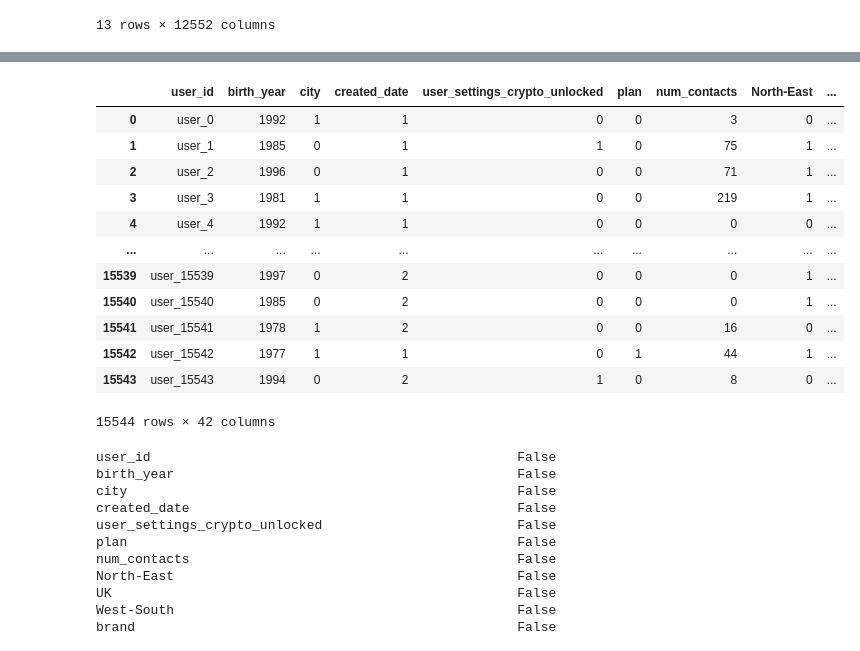
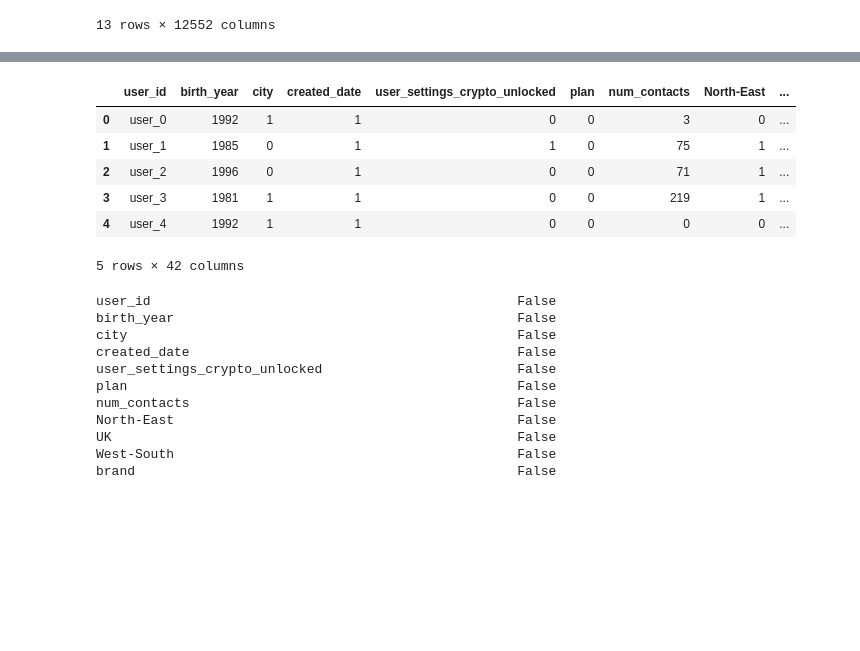
Before and after one commit to mariakritharidou/Data-Analysis, a Jupyter notebook: Data-Analysis/2.Preprocessing.ipynb, the cells around one changed output, grey strips where cells are left out. Cells and saved outputs as stored; diff of their text form; code cells hidden in the pictures; blank space fills up the shorter version.

```diff
--- a/Data-Analysis/2.Preprocessing.ipynb
+++ b/Data-Analysis/2.Preprocessing.ipynb
@@ -992,21 +973,15 @@ b
 # %%
-us =pd.merge(us,b, how='left',left_on='user_id',right_index=True)
+us =pd.merge(us,a, how='left',left_on='user_id',right_index=True)
 # %%
-us
+us.head(5)
 # %% [output]
 |  | user_id | birth_year | city | created_date | user_settings_crypto_unlocked | plan | num_contacts | North-East | ... |
 | 0 | user_0 | 1992 | 1 | 1 | 0 | 0 | 3 | 0 | ... |
 | 1 | user_1 | 1985 | 0 | 1 | 1 | 0 | 75 | 1 | ... |
 | 2 | user_2 | 1996 | 0 | 1 | 0 | 0 | 71 | 1 | ... |
 | 3 | user_3 | 1981 | 1 | 1 | 0 | 0 | 219 | 1 | ... |
 | 4 | user_4 | 1992 | 1 | 1 | 0 | 0 | 0 | 0 | ... |
-| ... | ... | ... | ... | ... | ... | ... | ... | ... | ... |
-| 15539 | user_15539 | 1997 | 0 | 2 | 0 | 0 | 0 | 1 | ... |
-| 15540 | user_15540 | 1985 | 0 | 2 | 0 | 0 | 0 | 1 | ... |
-| 15541 | user_15541 | 1978 | 1 | 2 | 0 | 0 | 16 | 0 | ... |
-| 15542 | user_15542 | 1977 | 1 | 1 | 0 | 1 | 44 | 1 | ... |
-| 15543 | user_15543 | 1994 | 0 | 2 | 1 | 0 | 8 | 0 | ... |
-15544 rows × 42 columns
+5 rows × 42 columns
 # %%
 us.isna().any()
 # %% [output]
```
Also changed, not shown: parts of 7 cells of this notebook, 2 other files.
